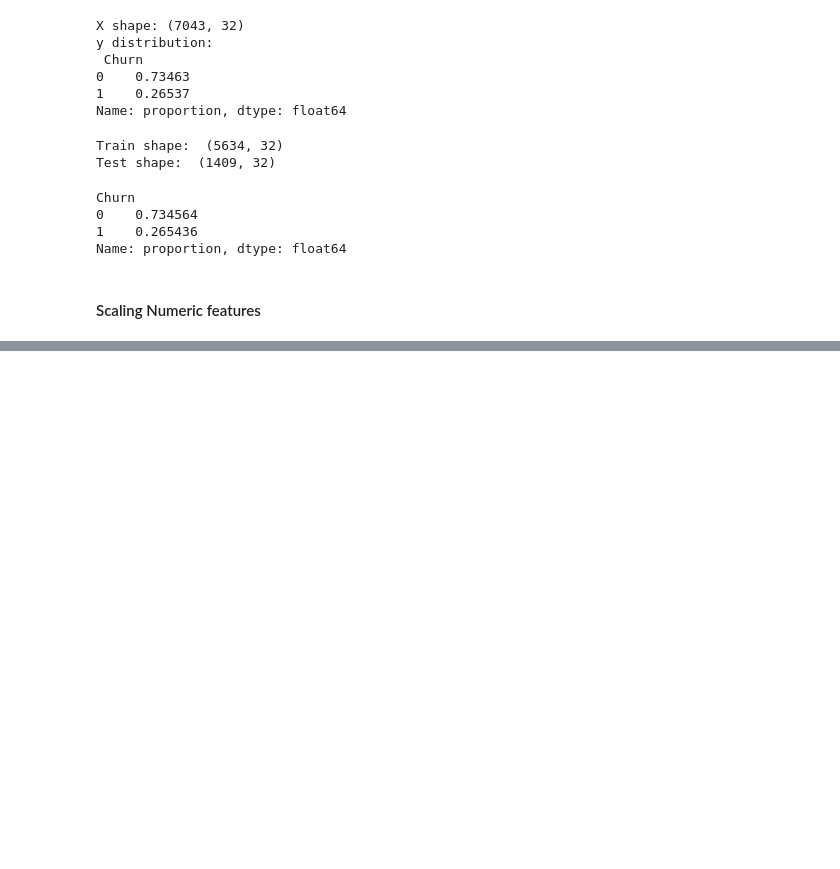
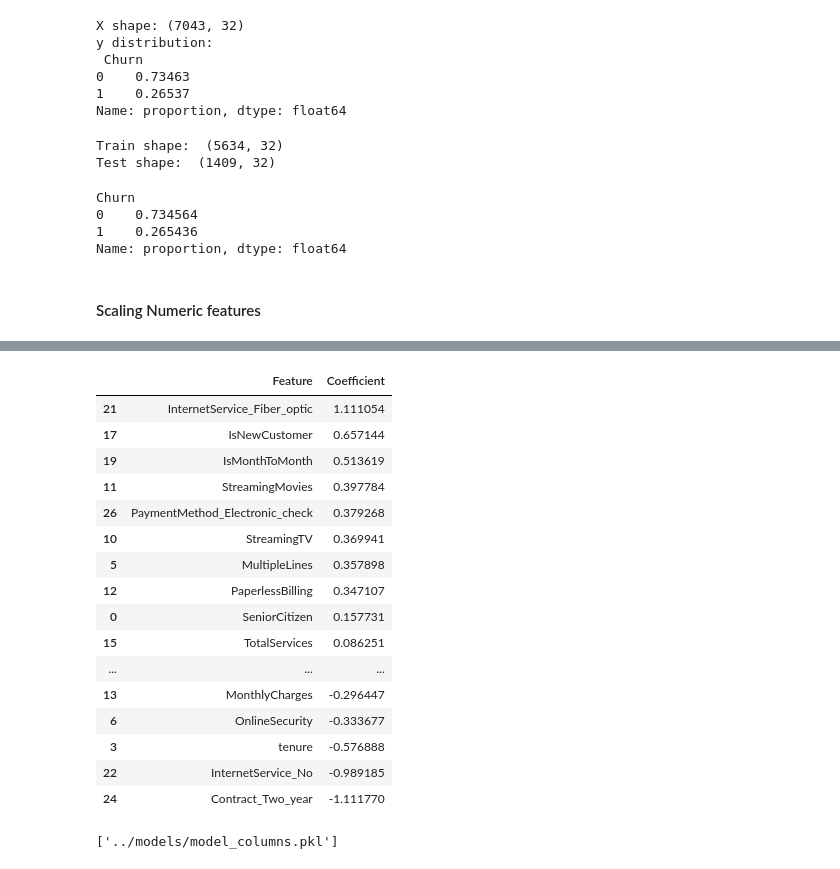
Before and after one commit to nb-acharya/customer_churn_prediction, a Jupyter notebook: notebooks/03_preprocessing_modeling.ipynb, the cells around one changed output, grey strips where cells are left out. Drawn from its saved outputs; the diff is of its cells as text; code cells hidden in the pictures; blank space fills up the shorter version.

```diff
--- a/notebooks/03_preprocessing_modeling.ipynb
+++ b/notebooks/03_preprocessing_modeling.ipynb
@@ -67,0 +183,37 @@ df.columns.tolist()
+# %%
+import pandas as pd
+
+coef_df = pd.DataFrame({
+    'Feature': X_train_scaled.columns,
+    'Coefficient': log_reg.coef_[0]
+}).sort_values(by='Coefficient', ascending=False)
+
+coef_df
+# %% [output]
+|  | Feature | Coefficient |
+| 21 | InternetService_Fiber_optic | 1.111054 |
+| 17 | IsNewCustomer | 0.657144 |
+| 19 | IsMonthToMonth | 0.513619 |
+| 11 | StreamingMovies | 0.397784 |
+| 26 | PaymentMethod_Electronic_check | 0.379268 |
+| 10 | StreamingTV | 0.369941 |
+| 5 | MultipleLines | 0.357898 |
+| 12 | PaperlessBilling | 0.347107 |
+| 0 | SeniorCitizen | 0.157731 |
+| 15 | TotalServices | 0.086251 |
+| ... | ... | ... |
+| 13 | MonthlyCharges | -0.296447 |
+| 6 | OnlineSecurity | -0.333677 |
+| 3 | tenure | -0.576888 |
+| 22 | InternetService_No | -0.989185 |
+| 24 | Contract_Two_year | -1.111770 |
+# %%
+import joblib
+
+joblib.dump(log_reg , '../models/churn_model.pkl')
+joblib.dump(scaler, "../models/scaler.pkl")
+
+# also save the exact column order/names the model expects
+joblib.dump(X_train_scaled.columns.tolist(), '../models/model_columns.pkl')
+# %% [output]
+['../models/model_columns.pkl']
```
Also changed, not shown: parts of 12 cells of this notebook, 3 other files.
